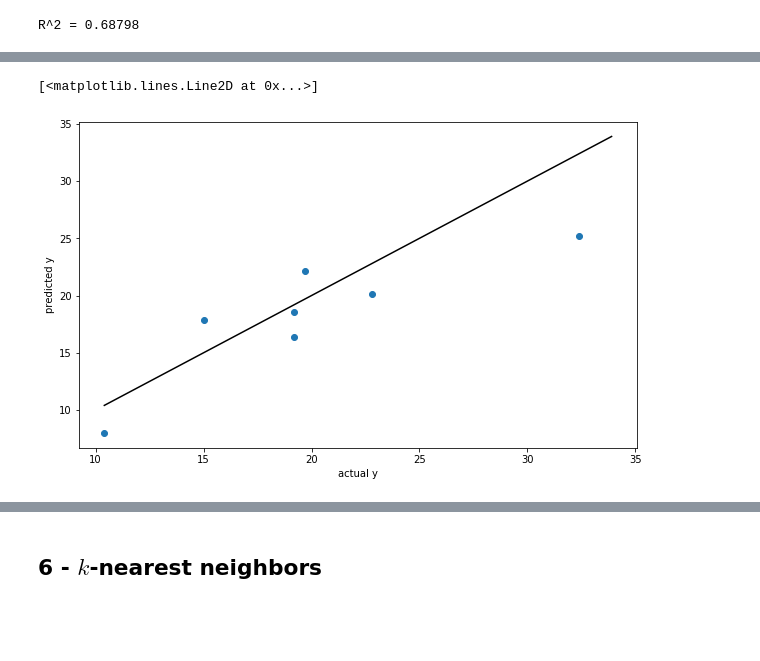
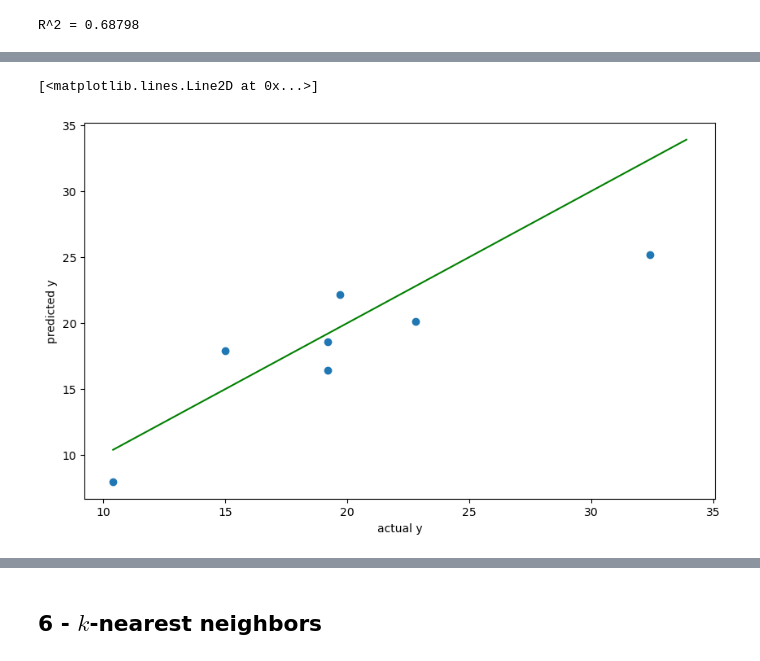
Before and after one commit to santiagoa88g/2019-CS109A, a Jupyter notebook: content/labs/lab03/notebook/cs109a_lab3_kNN_SLR_matplot.ipynb, the cells around one changed output, grey strips where cells are left out. Cells and saved outputs as stored; diff of their text form; code cells hidden in the pictures; blank space fills up the shorter version.

```diff
--- a/content/labs/lab03/notebook/cs109a_lab3_kNN_SLR_matplot.ipynb
+++ b/content/labs/lab03/notebook/cs109a_lab3_kNN_SLR_matplot.ipynb
@@ -1205,7 +1267,7 @@ from sklearn.model_selection import train_test_split
 from sklearn.metrics import mean_squared_error
 
 dfcars = pd.read_csv("../data/mtcars.csv")
-dfcars = dfcars.rename(columns={"Unnamed: 0":"name"})
+dfcars = dfcars.rename(columns={"Unnamed: 0":"car name"})
 
 dfcars.head()
 # %% [output]
@@ -1273,18 +1335,18 @@ Coefficients:
 # %%
 fig, ax = plt.subplots(1,1, figsize=(10,6))
 ax.plot(y_test, predicted_y, 'o')
 grid = np.linspace(np.min(dfcars.mpg), np.max(dfcars.mpg), 100)
-ax.plot(grid, grid, color="black") # 45 degree line
+ax.plot(grid, grid, color="Green") # 45 degree line
 ax.set_xlabel("actual y")
 ax.set_ylabel("predicted y")
 
 fig1, ax1 = plt.subplots(1,1, figsize=(10,6))
 ax1.plot(dfcars.wt, dfcars.mpg, 'o')
 xgrid = np.linspace(np.min(dfcars.wt), np.max(dfcars.wt), 100)
 ax1.plot(xgrid, regression.predict(xgrid.reshape(100, 1)))
 # %% [output]
 [<matplotlib.lines.Line2D at 0x...>]
-[figure, old version]
+[figure, new version]
 [figure]
 # %% [markdown]
 <a class="anchor" id="sixth-bullet"></a>
```
Also changed, not shown: parts of 20 cells of this notebook, 1 other file.
